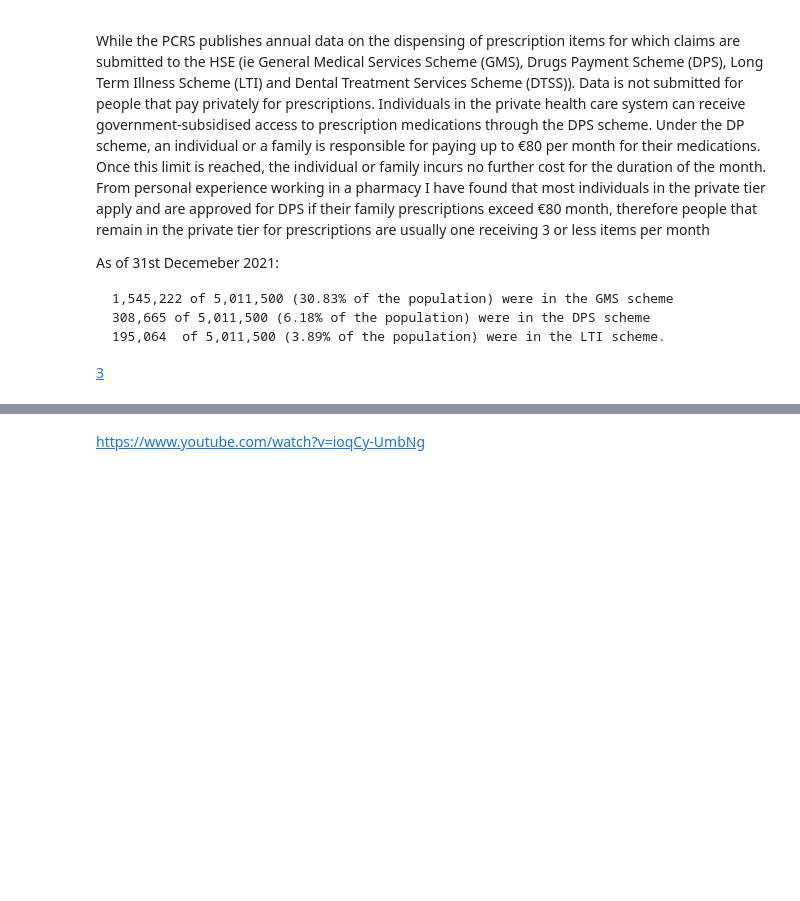
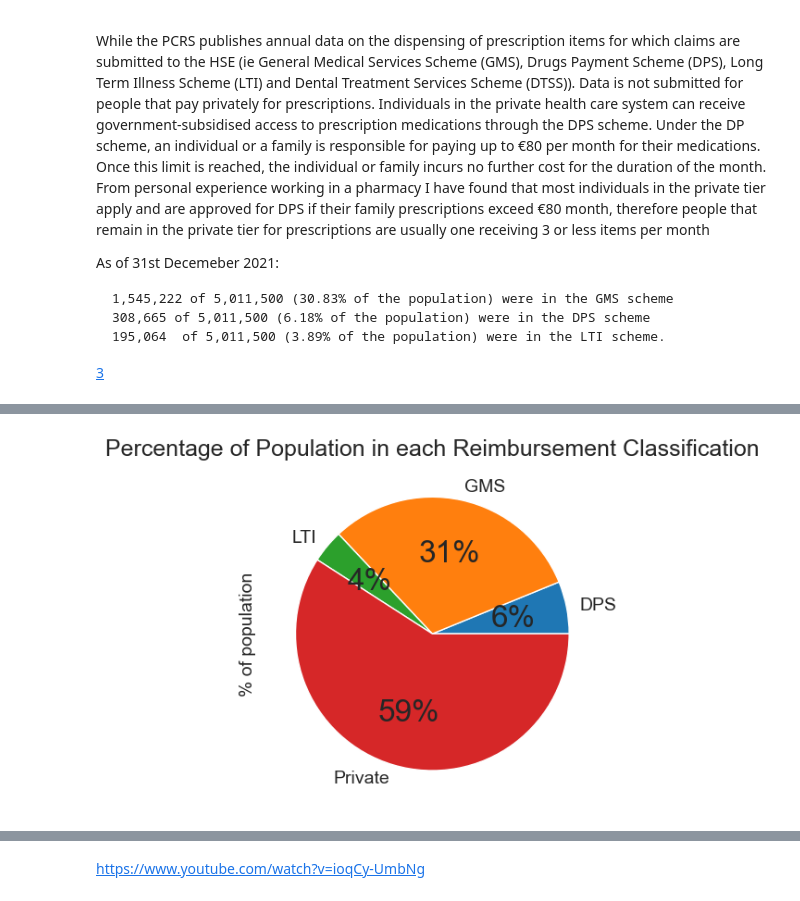
Before and after one commit to BridK02/PfDA-assignment, a Jupyter notebook: PfDA_Assignment.ipynb, the cells around one changed output, grey strips where cells are left out. Cells and saved outputs as stored; diff of their text form; code cells hidden in the pictures; blank space fills up the shorter version.

```diff
--- a/PfDA_Assignment.ipynb
+++ b/PfDA_Assignment.ipynb
@@ -384,3 +388,14 @@ As of 31st Decemeber 2021:
     308,665 of 5,011,500 (6.18% of the population) were in the DPS scheme
     195,064  of 5,011,500 (3.89% of the population) were in the LTI scheme.
 [3](https://www.sspcrs.ie/portal/annual-reporting/)
+# %%
+#df of the scheme classification
+# initialize data of lists.
+data = {'Scheme': ['GMS', 'DPS', 'LTI', 'Private'],
+        '% of population': [30.83, 6.18, 3.89, 59.1]}
+
+# Create DataFrame
+Schemedf= pd.DataFrame(data)
+
+# Print the output.
+Schemedf
@@ -386,0 +408,9 @@ As of 31st Decemeber 2021:
+# %%
+#plot = Schemedf.plot.pie(y='% of population', figsize=(10, 8), label="Scheme")
+Schemedf.groupby(['Scheme']).sum().plot(kind='pie', y='% of population', legend=False, autopct='%1.0f%%')
+
+plt.title('Percentage of Population in each Reimbursement Classification')
+
+plt.show()
+# %% [output]
+[figure, added]
```
Also changed, not shown: parts of 16 cells of this notebook.
